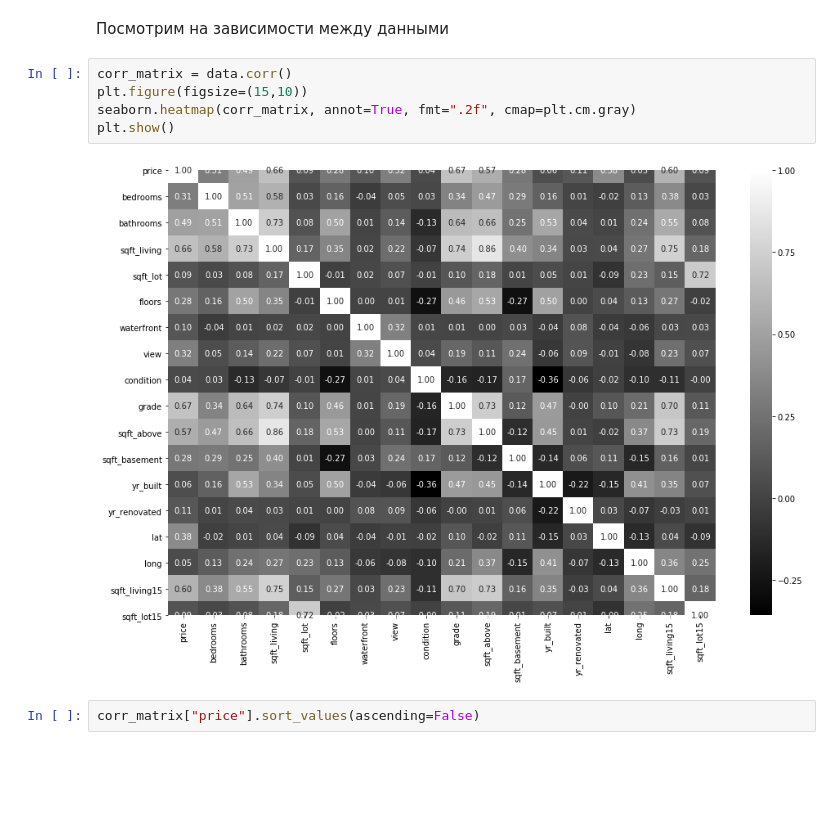
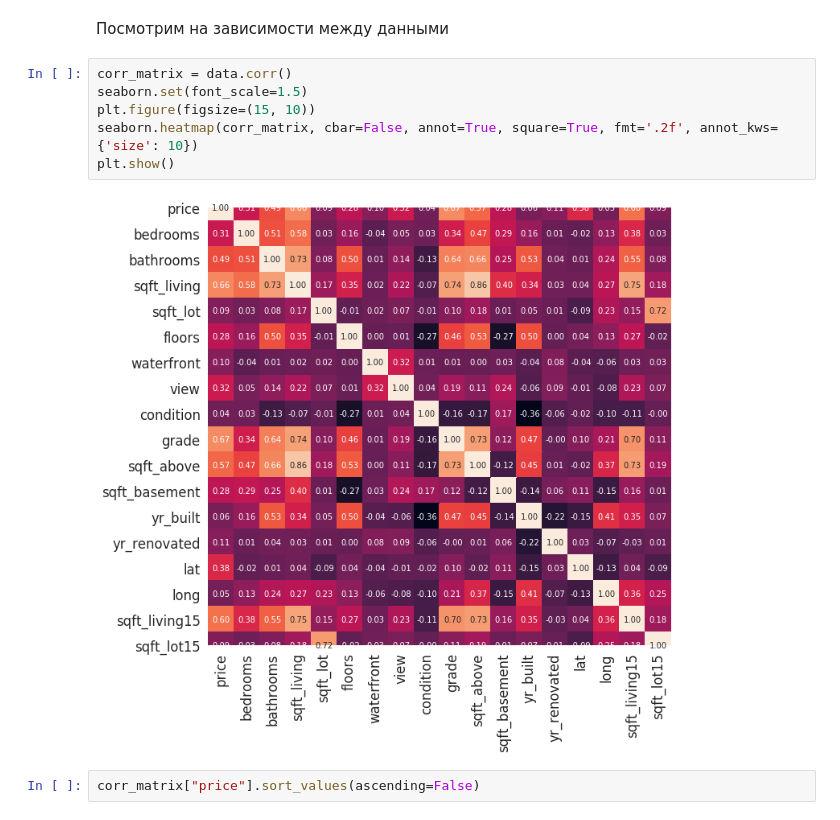
Before and after one commit to usheshar/mlearn-course, a Jupyter notebook: house-sales/house-sales.ipynb, the cells around one changed output. Cells and saved outputs as stored; diff of their text form; blank space fills up the shorter version.

```diff
--- a/house-sales/house-sales.ipynb
+++ b/house-sales/house-sales.ipynb
@@ -113,11 +112,12 @@ data.plot(kind="scatter", x="long", y="lat", alpha = 0.5, figsize=(20,15),
 Посмотрим на зависимости между данными
 # %%
 corr_matrix = data.corr()
-plt.figure(figsize=(15,10))
-seaborn.heatmap(corr_matrix, annot=True, fmt=".2f", cmap=plt.cm.gray)
+seaborn.set(font_scale=1.5)
+plt.figure(figsize=(15, 10))
+seaborn.heatmap(corr_matrix, cbar=False, annot=True, square=True, fmt='.2f', annot_kws={'size': 10})
 plt.show()
 # %% [output]
-[figure, old version]
+[figure, new version]
 # %%
 corr_matrix["price"].sort_values(ascending=False)
 # %% [output]
```
Also changed, not shown: parts of 15 cells of this notebook.
